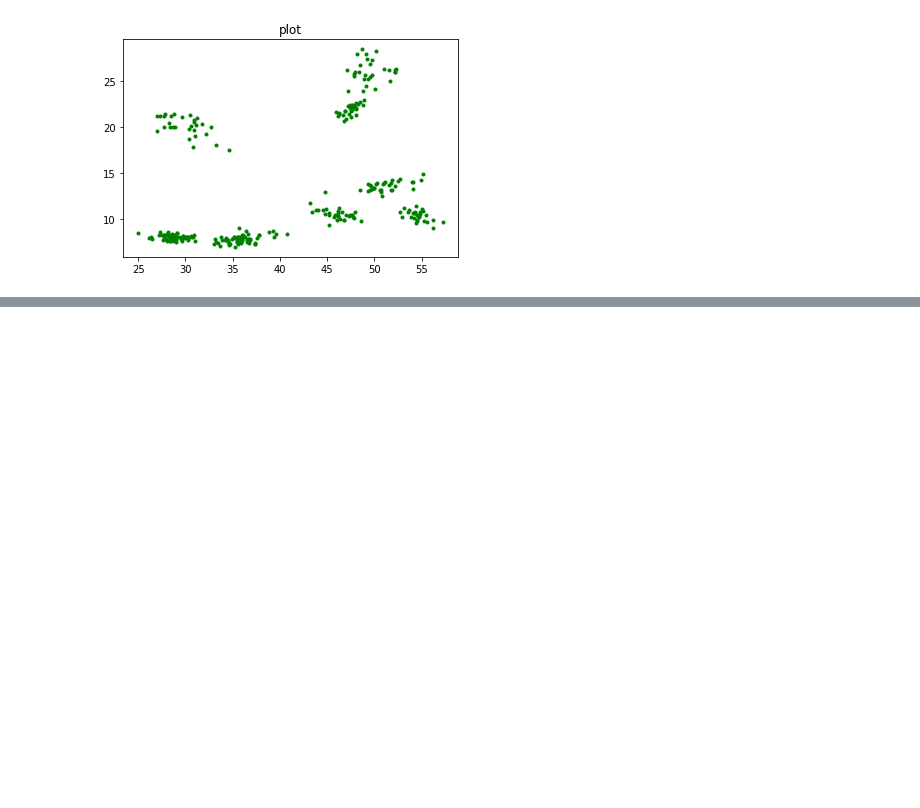
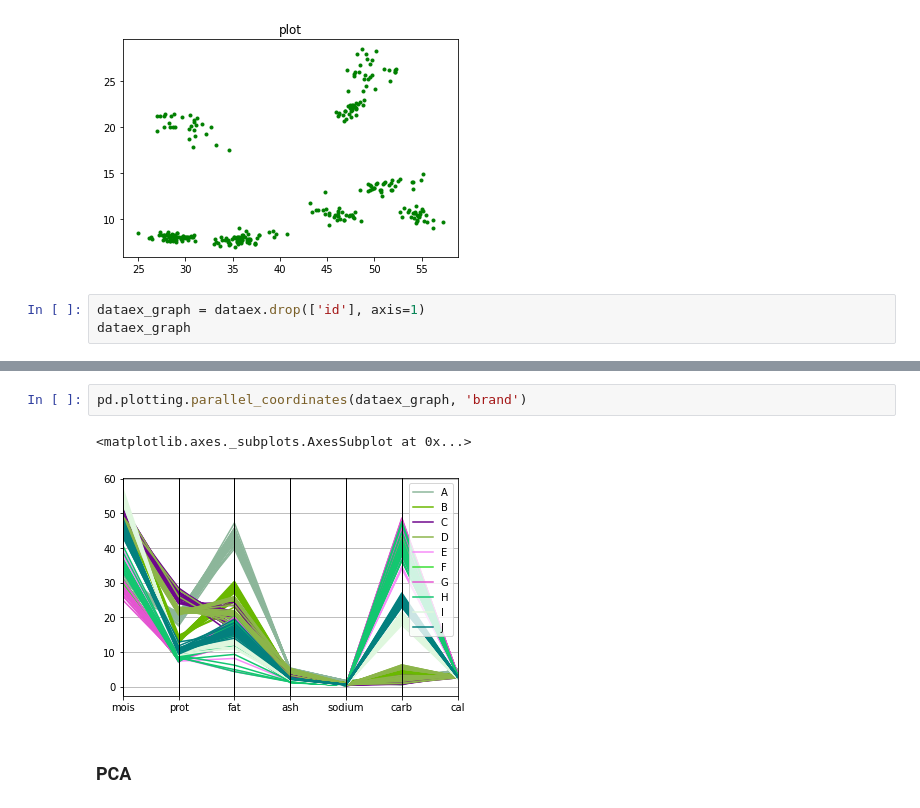
Before and after one commit to Jittiya/multivariate, a Jupyter notebook: Exam01.ipynb, the cells around one changed output, grey strips where cells are left out. Saved outputs shown, nothing was run; the diff lists cells and outputs as text; blank space fills up the shorter version.

```diff
--- a/Exam01.ipynb
+++ b/Exam01.ipynb
@@ -115,3 +122,6 @@ plt.plot(newdataex.iloc[:,0], newdataex.iloc[:,1], 'g.' );
 plt.title('plot');
 # %% [output]
 [figure]
+# %%
+dataex_graph = dataex.drop(['id'], axis=1)
+dataex_graph
@@ -117,0 +159,7 @@ plt.title('plot');
+# %%
+pd.plotting.parallel_coordinates(dataex_graph, 'brand')
+# %% [output]
+<matplotlib.axes._subplots.AxesSubplot at 0x...>
+[figure, added]
+# %% [markdown]
+### **PCA**
```
Also changed, not shown: parts of 3 cells of this notebook.
